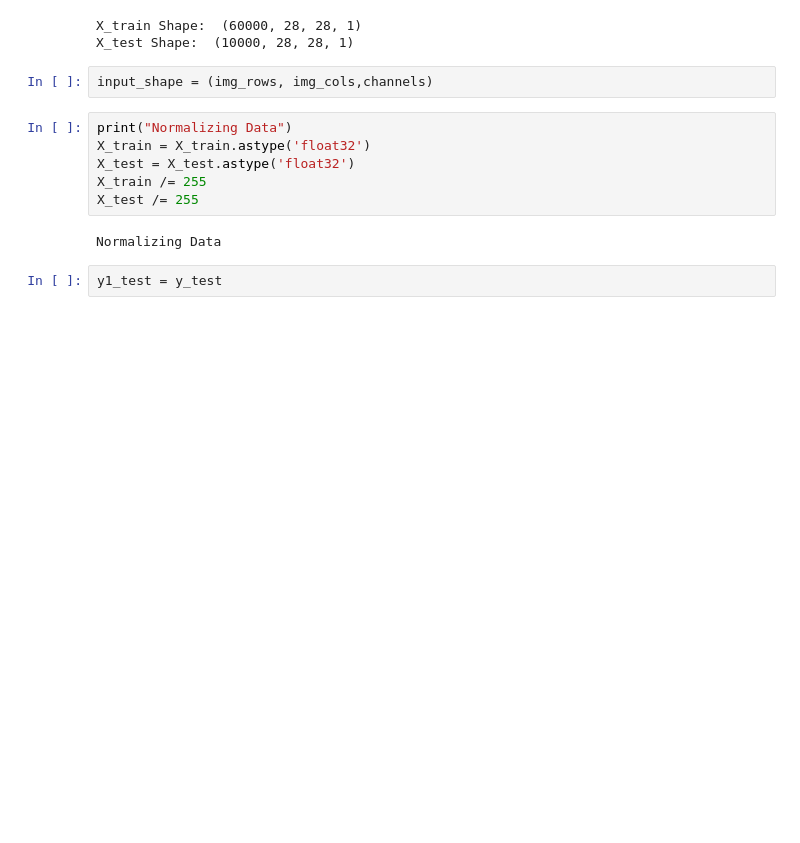
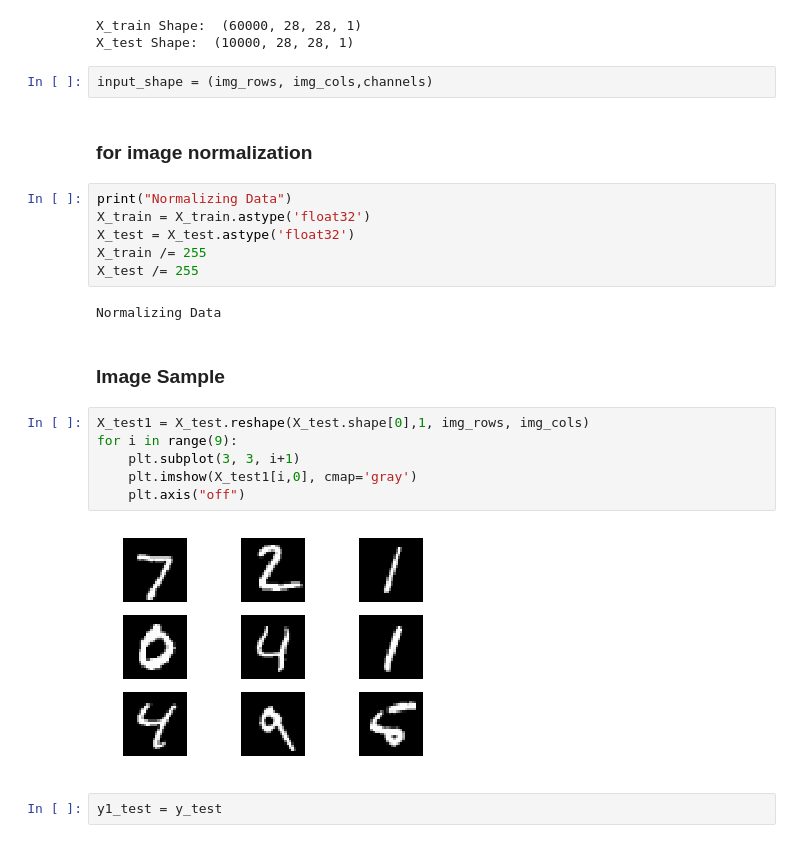
Before and after one commit to Iamsunilsharma/MNIST-Character-Recognition-using-CNN-, a Jupyter notebook: MNIST.ipynb, the cells around one changed output. Drawn from its saved outputs; the diff is of its cells as text; blank space fills up the shorter version.

Commit message:
Add files via upload
The CNN model to train and test MNIST Dataset

```diff
--- a/MNIST.ipynb
+++ b/MNIST.ipynb
@@ -60,6 +69,8 @@ X_train Shape:  (60000, 28, 28, 1)
 X_test Shape:  (10000, 28, 28, 1)
 # %%
 input_shape = (img_rows, img_cols,channels)
+# %% [markdown]
+### for image normalization
 # %%
 print("Normalizing Data")
 X_train = X_train.astype('float32')
@@ -68,6 +79,16 @@ X_train /= 255
 X_test /= 255
 # %% [output]
 Normalizing Data
+# %% [markdown]
+### Image Sample
+# %%
+X_test1 = X_test.reshape(X_test.shape[0],1, img_rows, img_cols)
+for i in range(9):
+    plt.subplot(3, 3, i+1)
+    plt.imshow(X_test1[i,0], cmap='gray')
+    plt.axis("off")
+# %% [output]
+[figure, added]
 # %%
 y1_test = y_test
 # %%
```
Also changed, not shown: parts of 15 cells of this notebook.
